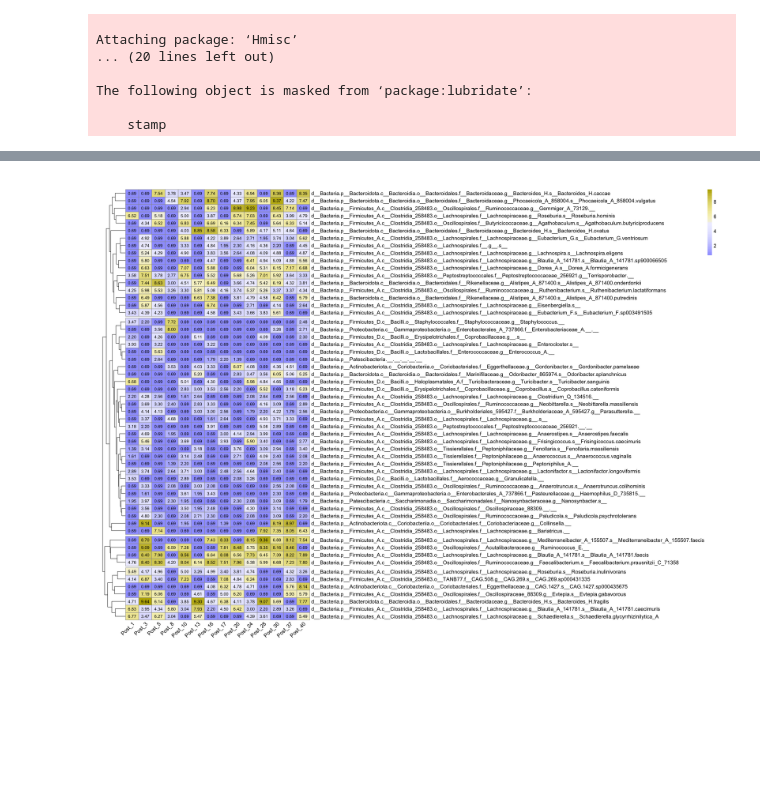
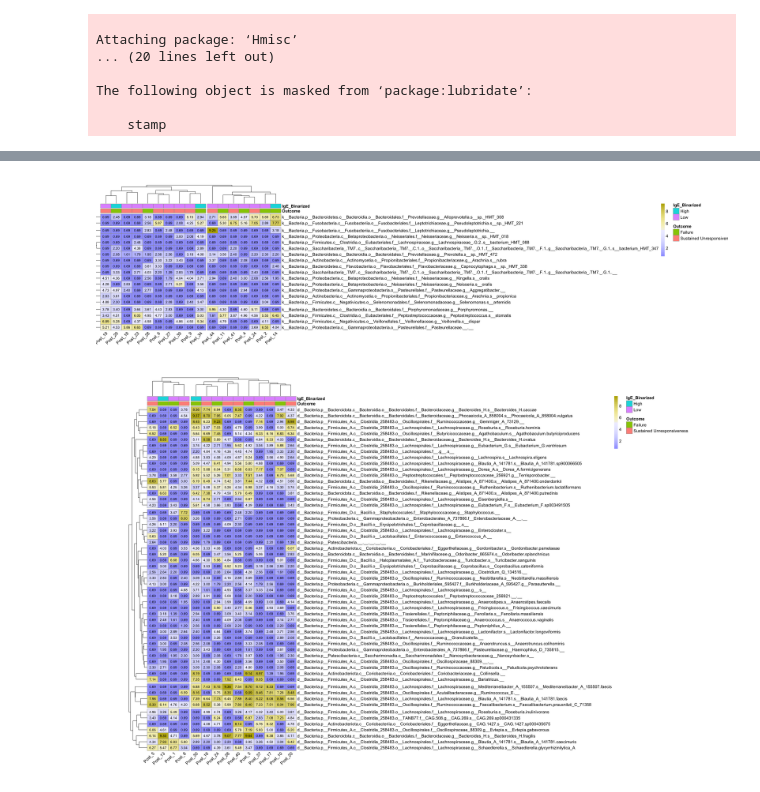
Before and after one commit to Ragerlab/P1013.-Microbiome-Peanut-Allergy, a Jupyter notebook: 5. Cluster Analyses/Heatmaps.ipynb, the cells around one changed output, grey strips where cells are left out. Saved outputs shown, nothing was run; the diff lists cells and outputs as text; code cells hidden in the pictures; blank space fills up the shorter version.

```diff
--- a/5. Cluster Analyses/Heatmaps.ipynb
+++ b/5. Cluster Analyses/Heatmaps.ipynb
@@ -1,6 +1,6 @@
 # %%
 Output = ('/Users/alexis/Library/CloudStorage/OneDrive-UniversityofNorthCarolinaatChapelHill/CEMALB_DataAnalysisPM/Projects/P1013. Microbiome Peanut Allergy/P1013.3. Analyses/P1013.4. Outcome Prediction/Output')
-cur_date = "010126"
+cur_date = "011026"
 
 library(readxl)
 library(tidyverse)
@@ -18,9 +18,9 @@ saliva_df = data.frame(read_excel("Input/Processed_Saliva_Data_090525.xlsx")) %>
     mutate(Age = as.numeric(Age), IgE = as.numeric(IgE))
 stool_df = data.frame(read_excel("Input/Processed_Stool_Data_090525.xlsx")) %>%
     mutate(Age = as.numeric(Age), IgE = as.numeric(IgE))
-saliva_paired_outcome_df = data.frame(read_excel("Input/Saliva_Adj_Paired_Outcome_112025.xlsx")) %>%
+saliva_paired_outcome_df = data.frame(read_excel("Input/Saliva_Adj_Paired_Outcome_011026.xlsx")) %>%
     filter(P.Adj < 0.1)
-stool_paired_outcome_df = data.frame(read_excel("Input/Stool_Adj_Paired_Outcome_112025.xlsx")) %>%
+stool_paired_outcome_df = data.frame(read_excel("Input/Stool_Adj_Paired_Outcome_011026.xlsx")) %>%
     filter(P.Adj < 0.1)
 # %% [output]
 ── Attaching core tidyverse packages ──────────────────────── tidyverse 2.0.0 ──
@@ -41,14 +41,24 @@ The following object is masked from ‘package:lubridate’:
 
     stamp
 # %%
-paired_stool_df = stool_df  %>%
+post_saliva_df = saliva_df  %>%
+    filter(IgE_Binarized != 'Fail', Time_Point == 'Post') %>%
+    mutate(Outcome = ifelse(Outcome == 'DS', 'F', Outcome)) %>%
+    mutate(across(c(10:ncol(saliva_df)), ~ log(.x + 2))) %>%
+    filter(Treatment == 'A') %>%
+    # cleaning variable names here
+    mutate(Outcome = ifelse(Outcome == "F", "Failure",
+                                  ifelse(Outcome == "SU", "Sustained Unresponsiveness", Outcome))) %>%
+    pivot_longer(cols = 10:ncol(saliva_df), names_to = 'Name', values_to = 'Value') %>%
+    filter(Name %in% saliva_paired_outcome_df$Name) %>%
+    pivot_wider(names_from = Name, values_from = Value) %>%
+    column_to_rownames(var = "Sample_ID")
+
+post_stool_df = stool_df  %>%
     filter(IgE_Binarized != 'Fail', Time_Point == 'Post') %>%
     mutate(Outcome = ifelse(Outcome == 'DS', 'F', Outcome)) %>%
     mutate(across(c(11:ncol(stool_df)), ~ log(.x + 2))) %>%
-     # removing 10 participants that don't have pre and post samples
-    # keeping subject 3, 10 that have post but not pre data
-    filter(#Subject_No %notin% c(14,15,23,25,27,32,35,39),
-          Treatment == 'A') %>%
+    filter(Treatment == 'A') %>%
     # cleaning variable names here
     mutate(Outcome = ifelse(Outcome == "F", "Failure",
                                   ifelse(Outcome == "SU", "Sustained Unresponsiveness", Outcome))) %>%
@@ -58,7 +68,7 @@ paired_stool_df = stool_df  %>%
     column_to_rownames(var = "Sample_ID")
 
 
-head(paired_stool_df)
+head(post_stool_df)
 # %% [output]
 A data.frame: 6 × 66
 |  | Original_Subject_ID | Original_Sample_ID | Subject_No | Time_Point | Treatment | Outcome | Age | IgE | ... |
@@ -69,3 +79,10 @@ A data.frame: 6 × 66
 | Post_8 | FS001-10 | FS001-10-36mo | 8 | Post | A | Sustained Unresponsiveness | 1.389041 | 0.42 | ... |
 | Post_10 | FS001-12 | FS001-12-36mo | 10 | Post | A | Failure | 1.567123 | 4.34 | ... |
 | Post_13 | FS001-15 | FS001-15-36mo | 13 | Post | A | Failure | 3.912329 | 105.00 | ... |
+# %%
+saliva_covariates_df = post_saliva_df %>%
+    select(Outcome, IgE_Binarized)
+stool_covariates_df = post_stool_df %>%
+    select(Outcome, IgE_Binarized)
+
+head(saliva_covariates_df)
@@ -72,10 +99,24 @@ A data.frame: 6 × 66
+# %%
+options(repr.plot.width=25, repr.plot.height=7) #changing size
+pheatmap(t(post_saliva_df[,10:ncol(post_saliva_df)]), cluster_rows = TRUE, cluster_cols = TRUE,
+         angle_col = 45, fontsize = 12,
+         cellheight = 17, cellwidth = 30,
+         color = hcl.colors(40, "Blue-Yellow 3"),
+         display_numbers = TRUE, number_color = "black",
+         annotation_col = saliva_covariates_df,
+         #annotation_legend = FALSE,
+         cutree_row = 3, cutree_col = 2) # adds a break bewtween the largest clusters
+# %% [output]
+[figure, added]
 # %%
-options(repr.plot.width=20, repr.plot.height=15) #changing size
-pheatmap(t(paired_stool_df[,10:ncol(paired_stool_df)]), cluster_rows = TRUE, cluster_cols = FALSE,
+options(repr.plot.width=25, repr.plot.height=16) #changing size
+pheatmap(t(post_stool_df[,10:ncol(post_stool_df)]), cluster_rows = TRUE, cluster_cols = TRUE,
          angle_col = 45, fontsize = 12,
          cellheight = 17, cellwidth = 30,
          color = hcl.colors(40, "Blue-Yellow 3"),
          display_numbers = TRUE, number_color = "black",
-         cutree_row = 4) # adds a break bewtween the largest clusters
+         annotation_col = stool_covariates_df,
+         #annotation_legend = FALSE,
+         cutree_row = 4, cutree_col = 2) # adds a break bewtween the largest clusters
 # %% [output]
-[figure, old version]
+[figure, new version]
```
Also changed, not shown: parts of 1 cell of this notebook.
